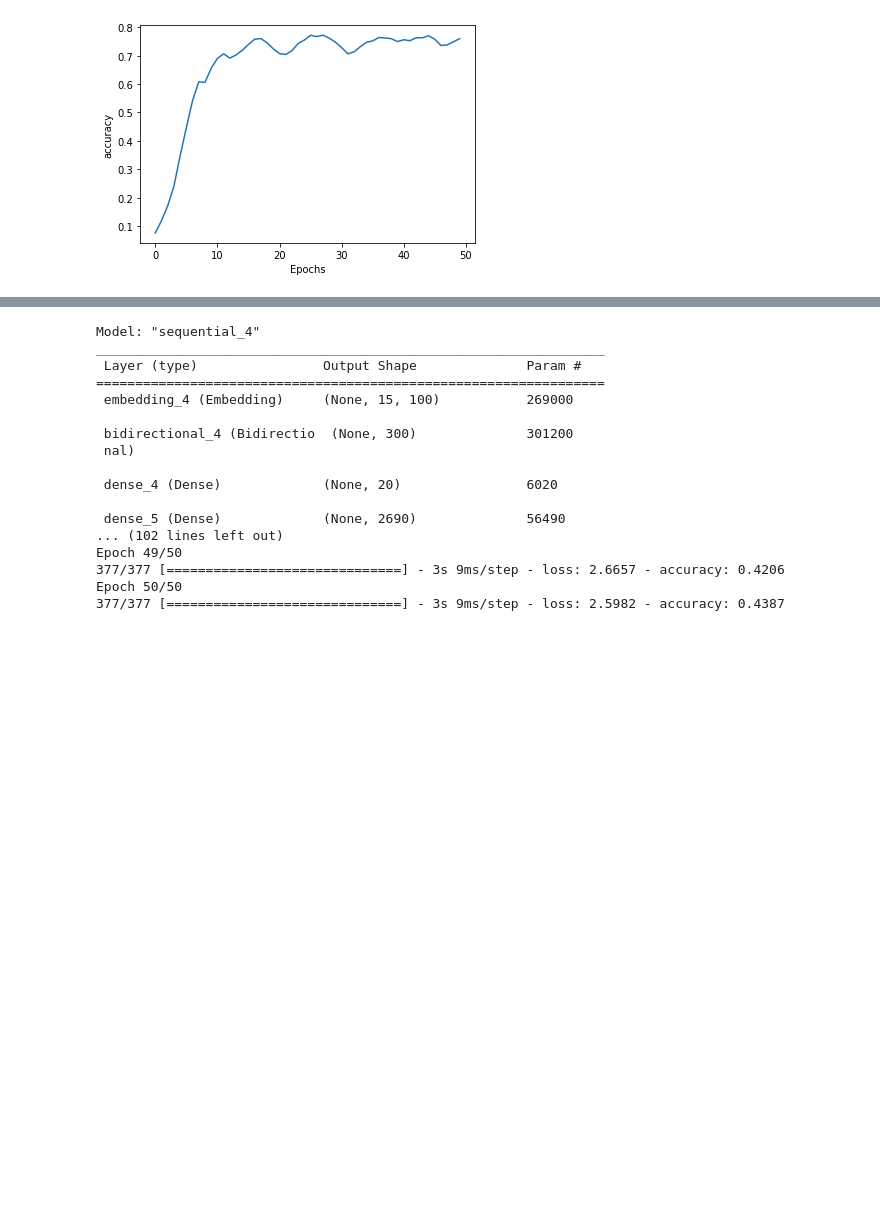
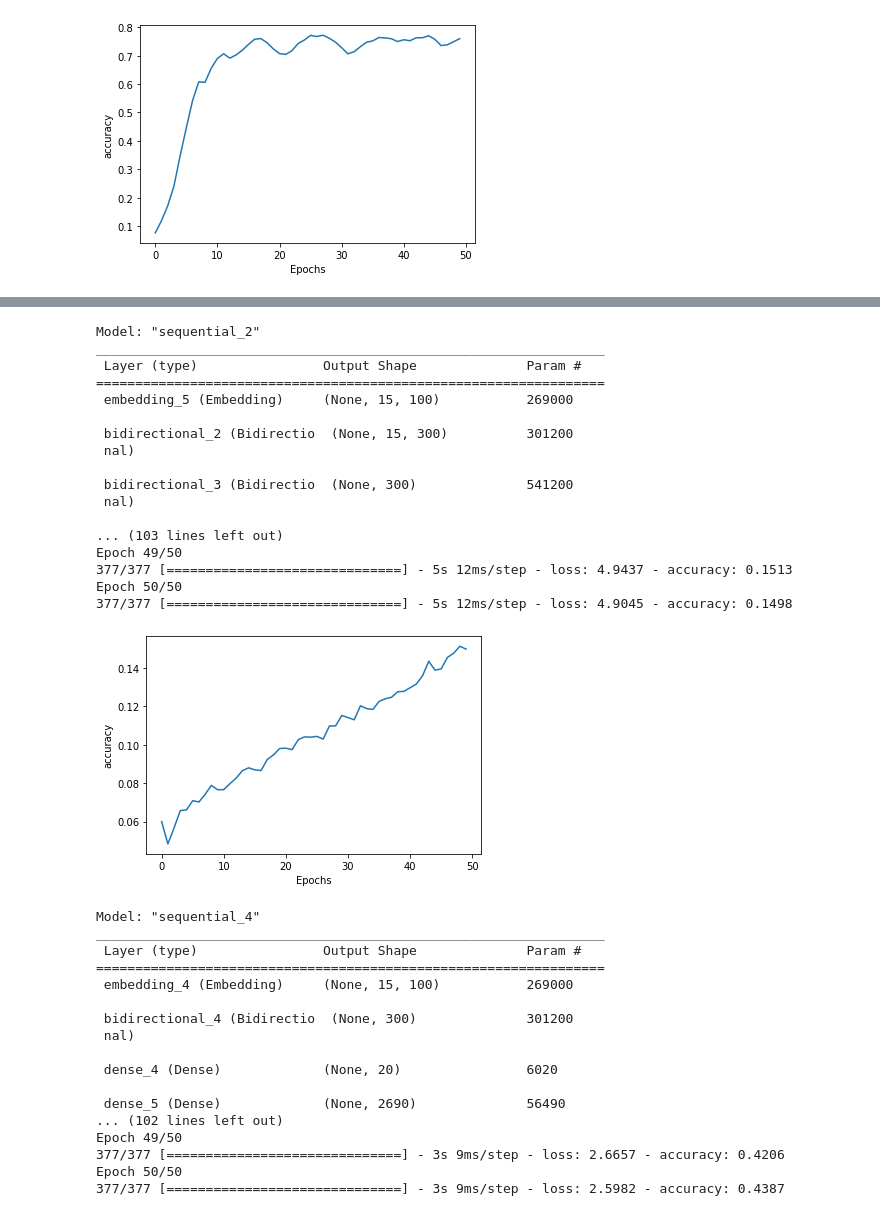
Before and after one commit to lashkoEv/deep-learning, a Jupyter notebook: RNN.ipynb, the cells around one changed output, grey strips where cells are left out. Cells and saved outputs as stored; diff of their text form; code cells hidden in the pictures; blank space fills up the shorter version.

```diff
--- a/RNN.ipynb
+++ b/RNN.ipynb
@@ -168,3 +225,45 @@ Epoch 50/50
+# %%
+embedding_dim = 100
+lstm_units = 150
+learning_rate = 0.01
+
+model = Sequential([
+          Embedding(total_words, embedding_dim, input_length=max_sequence_len-1),
+          Bidirectional(LSTM(units=lstm_units, return_sequences=True)),
+          Bidirectional(LSTM(lstm_units)),
+          Dense(total_words, activation='softmax')
+])
+
+model.compile(
+    loss='categorical_crossentropy',
+    optimizer=tf.keras.optimizers.Adam(learning_rate=learning_rate),
+    metrics=['accuracy']
+    )
+
+model.summary()
+
+history = model.fit(xs, ys, epochs=50)
+
+plot_graphs(history, 'accuracy')
+# %% [output]
+Model: "sequential_2"
+_________________________________________________________________
+ Layer (type)                Output Shape              Param #
+=================================================================
+ embedding_5 (Embedding)     (None, 15, 100)           269000
+
+ bidirectional_2 (Bidirectio  (None, 15, 300)          301200
+ nal)
+
+ bidirectional_3 (Bidirectio  (None, 300)              541200
+ nal)
+
+... (103 lines left out)
+Epoch 49/50
+377/377 [==============================] - 5s 12ms/step - loss: 4.9437 - accuracy: 0.1513
+Epoch 50/50
+377/377 [==============================] - 5s 12ms/step - loss: 4.9045 - accuracy: 0.1498
+[figure, added]
 # %%
 embedding_dim = 100
 lstm_units = 150
```
Also changed, not shown: parts of 3 cells of this notebook.
